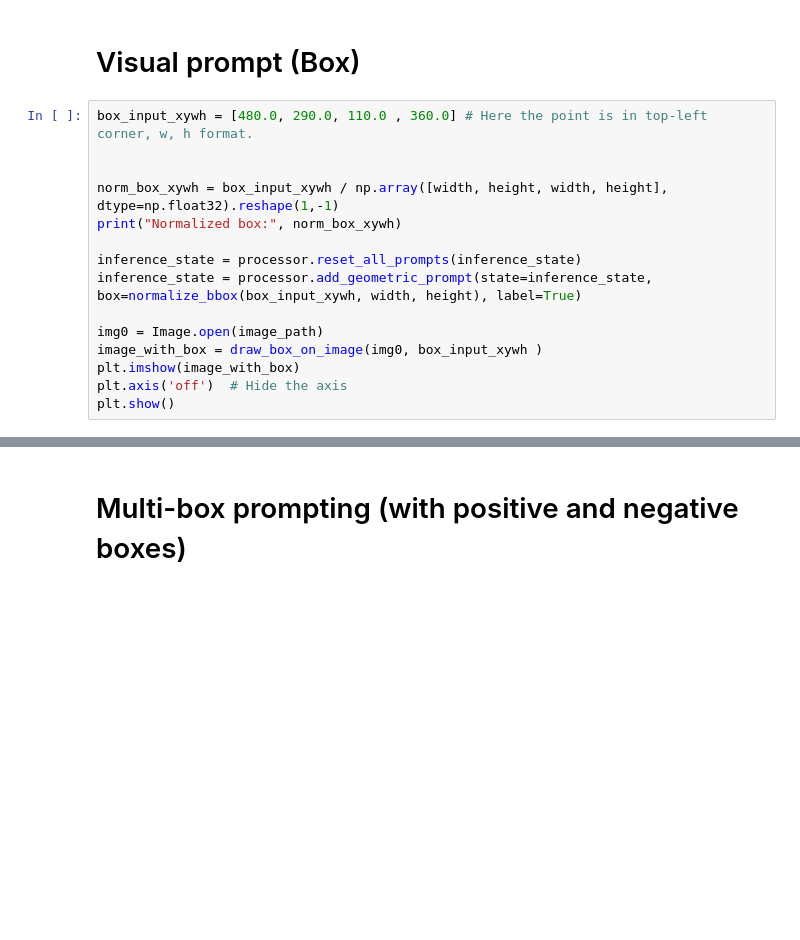
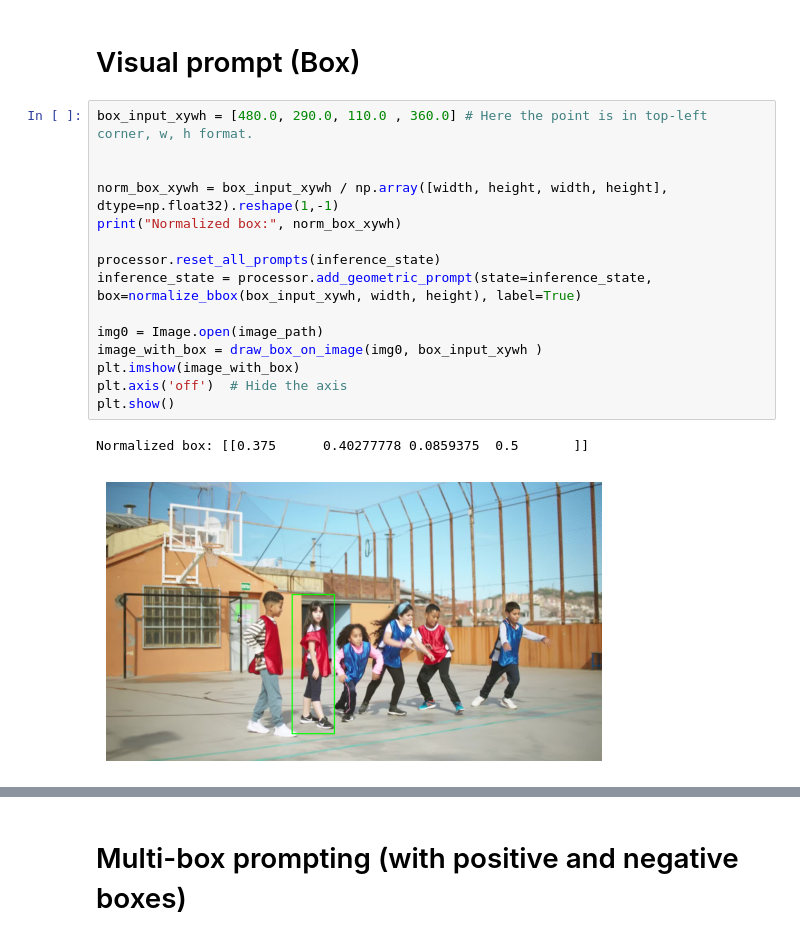
Before and after one commit to facebookresearch/sam3, a Jupyter notebook: examples/sam3_image_multiway_prompting.ipynb, the cells around one changed output, grey strips where cells are left out. Cells and saved outputs as stored; diff of their text form; blank space fills up the shorter version.

Commit message:
Fix box normalization + calls to reset_all_prompts

```diff
--- a/examples/sam3_image_multiway_prompting.ipynb
+++ b/examples/sam3_image_multiway_prompting.ipynb
@@ -58,17 +58,20 @@ inference_state = processor.set_image(image)
 # %%
 box_input_xywh = [480.0, 290.0, 110.0 , 360.0] # Here the point is in top-left corner, w, h format.
 
 
 norm_box_xywh = box_input_xywh / np.array([width, height, width, height], dtype=np.float32).reshape(1,-1)
 print("Normalized box:", norm_box_xywh)
 
-inference_state = processor.reset_all_prompts(inference_state)
+processor.reset_all_prompts(inference_state)
 inference_state = processor.add_geometric_prompt(state=inference_state, box=normalize_bbox(box_input_xywh, width, height), label=True)
 
 img0 = Image.open(image_path)
 image_with_box = draw_box_on_image(img0, box_input_xywh )
 plt.imshow(image_with_box)
 plt.axis('off')  # Hide the axis
 plt.show()
+# %% [output]
+Normalized box: [[0.375      0.40277778 0.0859375  0.5       ]]
+[figure, added]
 # %%
 plot_results(img0, inference_state)
```
Also changed, not shown: parts of 5 cells of this notebook, 1 other file.
